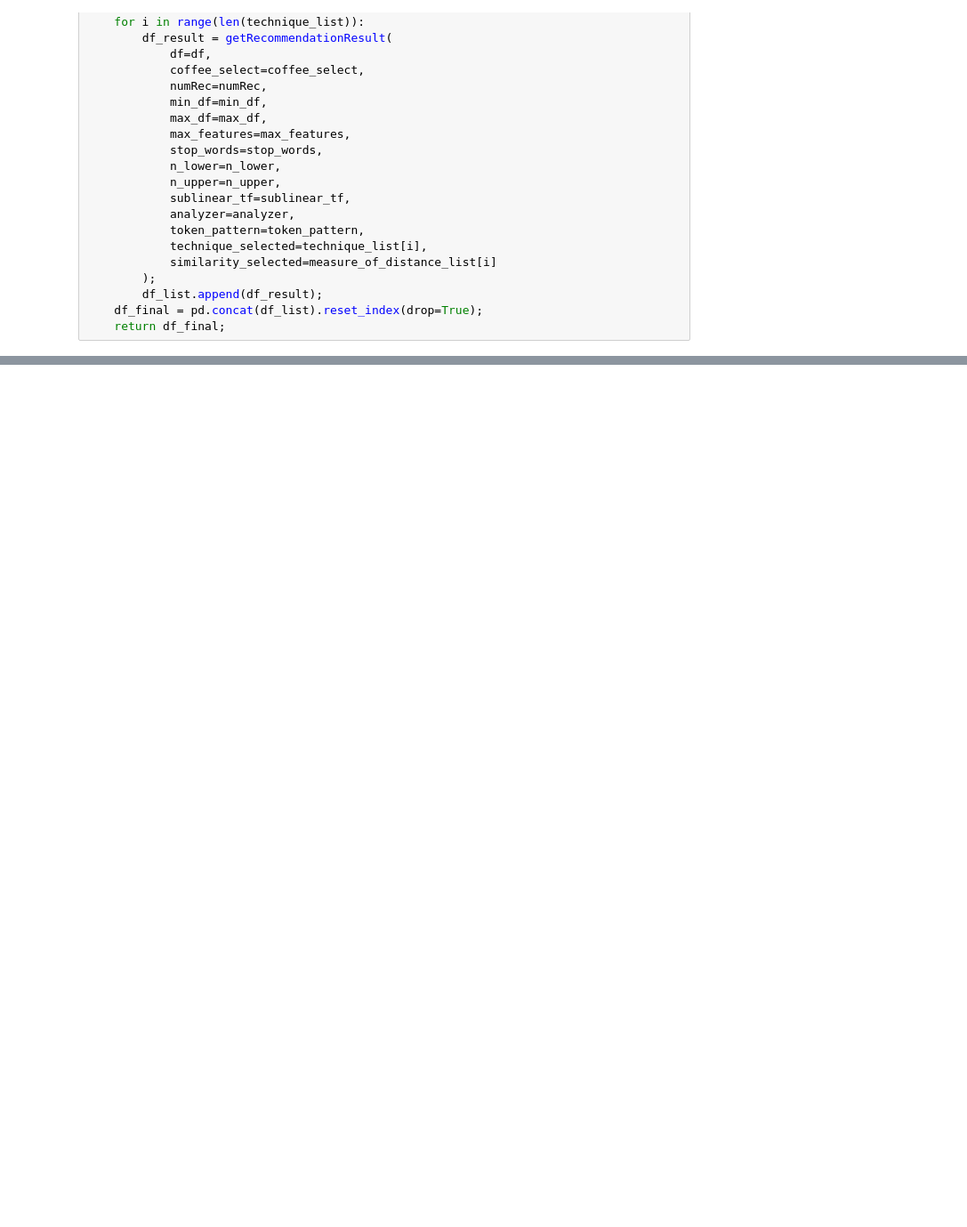
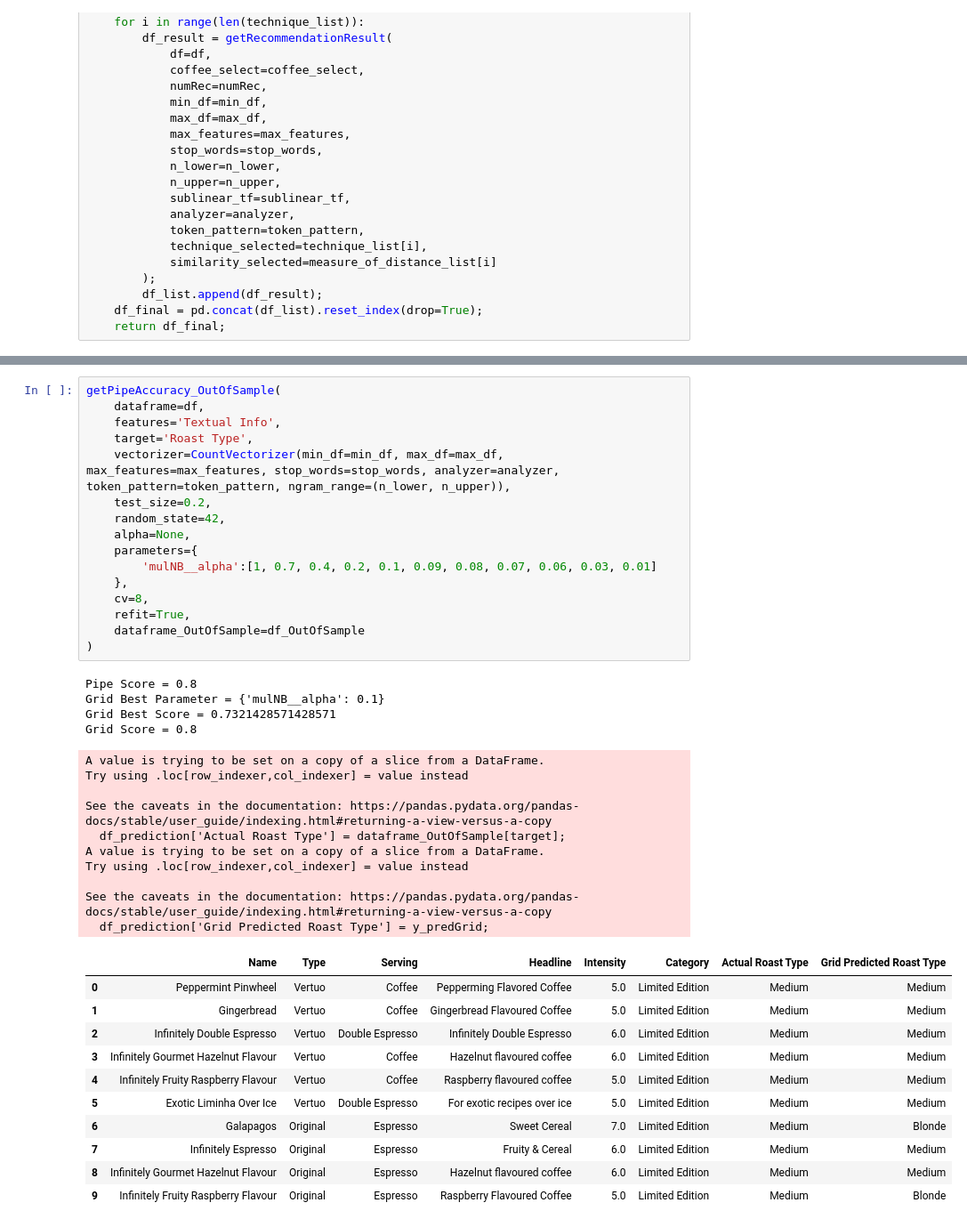
Before and after one commit to kjeshang/NespressoMetropolisTrainingApp, a Jupyter notebook: NespressoTrainingApp/analysis/4_DataAnalysis.ipynb, the cells around one changed output, grey strips where cells are left out. Shown: that part at 89% size. Drawn from its saved outputs; the diff is of its cells as text; blank space fills up the shorter version.

```diff
--- a/NespressoTrainingApp/analysis/4_DataAnalysis.ipynb
+++ b/NespressoTrainingApp/analysis/4_DataAnalysis.ipynb
@@ -618,0 +918,42 @@ getAllRecommendationResultsForComparison(df, coffee_select, numRec, min_df, max_
+# %%
+getPipeAccuracy_OutOfSample(
+    dataframe=df,
+    features='Textual Info',
+    target='Roast Type',
+    vectorizer=CountVectorizer(min_df=min_df, max_df=max_df, max_features=max_features, stop_words=stop_words, analyzer=analyzer, token_pattern=token_pattern, ngram_range=(n_lower, n_upper)),
+    test_size=0.2,
+    random_state=42,
+    alpha=None,
+    parameters={
+        'mulNB__alpha':[1, 0.7, 0.4, 0.2, 0.1, 0.09, 0.08, 0.07, 0.06, 0.03, 0.01]
+    },
+    cv=8,
+    refit=True,
+    dataframe_OutOfSample=df_OutOfSample
+)
+# %% [output]
+Pipe Score = 0.8
+Grid Best Parameter = {'mulNB__alpha': 0.1}
+Grid Best Score = 0.7321428571428571
+Grid Score = 0.8
+A value is trying to be set on a copy of a slice from a DataFrame.
+Try using .loc[row_indexer,col_indexer] = value instead
+
+See the caveats in the documentation: https://pandas.pydata.org/pandas-docs/stable/user_guide/indexing.html#returning-a-view-versus-a-copy
+  df_prediction['Actual Roast Type'] = dataframe_OutOfSample[target];
+A value is trying to be set on a copy of a slice from a DataFrame.
+Try using .loc[row_indexer,col_indexer] = value instead
+
+See the caveats in the documentation: https://pandas.pydata.org/pandas-docs/stable/user_guide/indexing.html#returning-a-view-versus-a-copy
+  df_prediction['Grid Predicted Roast Type'] = y_predGrid;
+|  | Name | Type | Serving | Headline | Intensity | Category | Actual Roast Type | Grid Predicted Roast Type |
+| 0 | Peppermint Pinwheel | Vertuo | Coffee | Pepperming Flavored Coffee | 5.0 | Limited Edition | Medium | Medium |
+| 1 | Gingerbread | Vertuo | Coffee | Gingerbread Flavoured Coffee | 5.0 | Limited Edition | Medium | Medium |
+| 2 | Infinitely Double Espresso | Vertuo | Double Espresso | Infinitely Double Espresso | 6.0 | Limited Edition | Medium | Medium |
+| 3 | Infinitely Gourmet Hazelnut Flavour | Vertuo | Coffee | Hazelnut flavoured coffee | 6.0 | Limited Edition | Medium | Medium |
+| 4 | Infinitely Fruity Raspberry Flavour | Vertuo | Coffee | Raspberry flavoured coffee | 5.0 | Limited Edition | Medium | Medium |
+| 5 | Exotic Liminha Over Ice | Vertuo | Double Espresso | For exotic recipes over ice | 5.0 | Limited Edition | Medium | Medium |
+| 6 | Galapagos | Original | Espresso | Sweet Cereal | 7.0 | Limited Edition | Medium | Blonde |
+| 7 | Infinitely Espresso | Original | Espresso | Fruity & Cereal | 6.0 | Limited Edition | Medium | Medium |
+| 8 | Infinitely Gourmet Hazelnut Flavour | Original | Espresso | Hazelnut flavoured coffee | 6.0 | Limited Edition | Medium | Medium |
+| 9 | Infinitely Fruity Raspberry Flavour | Original | Espresso | Raspberry Flavoured Coffee | 5.0 | Limited Edition | Medium | Blonde |
```
Also changed, not shown: parts of 31 cells of this notebook, 2 other files.
